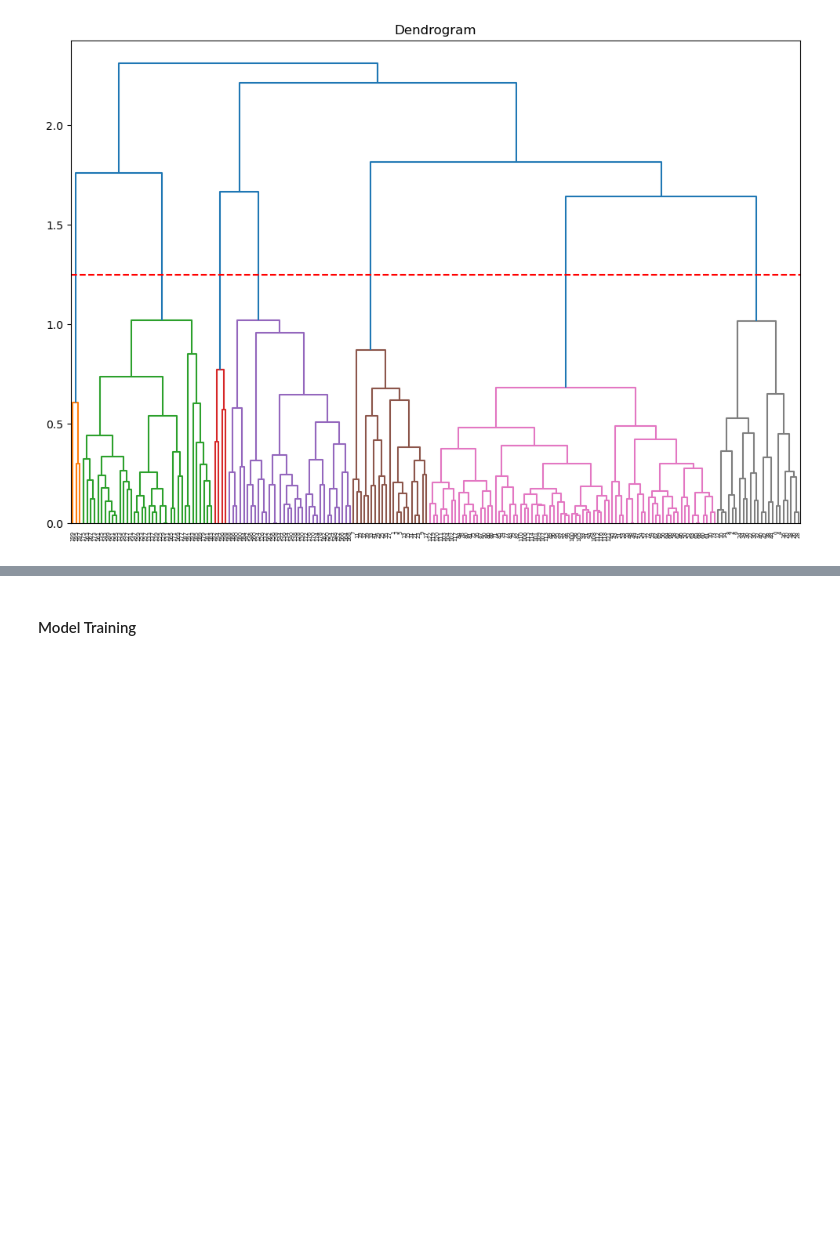
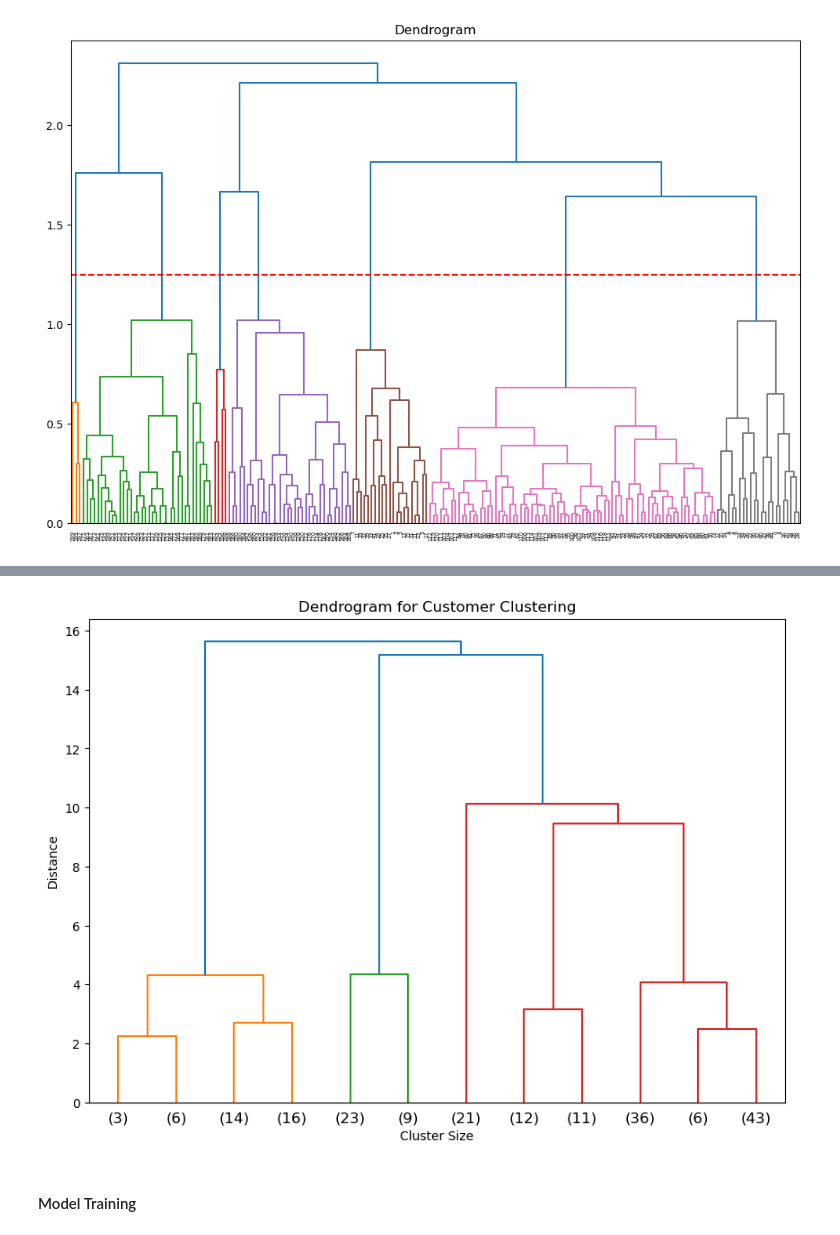
Before and after one commit to DysthymiaDemon/ICT2507C-Unsupervised-Learning, a Jupyter notebook: Hierarchical_ex1.ipynb, the cells around one changed output, grey strips where cells are left out. Saved outputs shown, nothing was run; the diff lists cells and outputs as text; code cells hidden in the pictures; blank space fills up the shorter version.

```diff
--- a/Hierarchical_ex1.ipynb
+++ b/Hierarchical_ex1.ipynb
@@ -157,3 +158,16 @@ plt.axhline(y=8, color='r', linestyle="--")
+# %%
+# Create a Dendrogram for Hierarchical Clustering
+# Using Ward's method for linkage
+linked = linkage(scaled_df, method="ward")
+
+plt.figure(figsize=(10, 7))
+plt.title("Dendrogram for Customer Clustering")
+dendrogram(linked, truncate_mode="lastp", p=12)
+plt.xlabel("Cluster Size")
+plt.ylabel("Distance")
+plt.show()
+# %% [output]
+[figure, added]
 # %% [markdown]
 #### Model Training
 # %%
```
Also changed, not shown: parts of 4 cells of this notebook, 2 other files.
